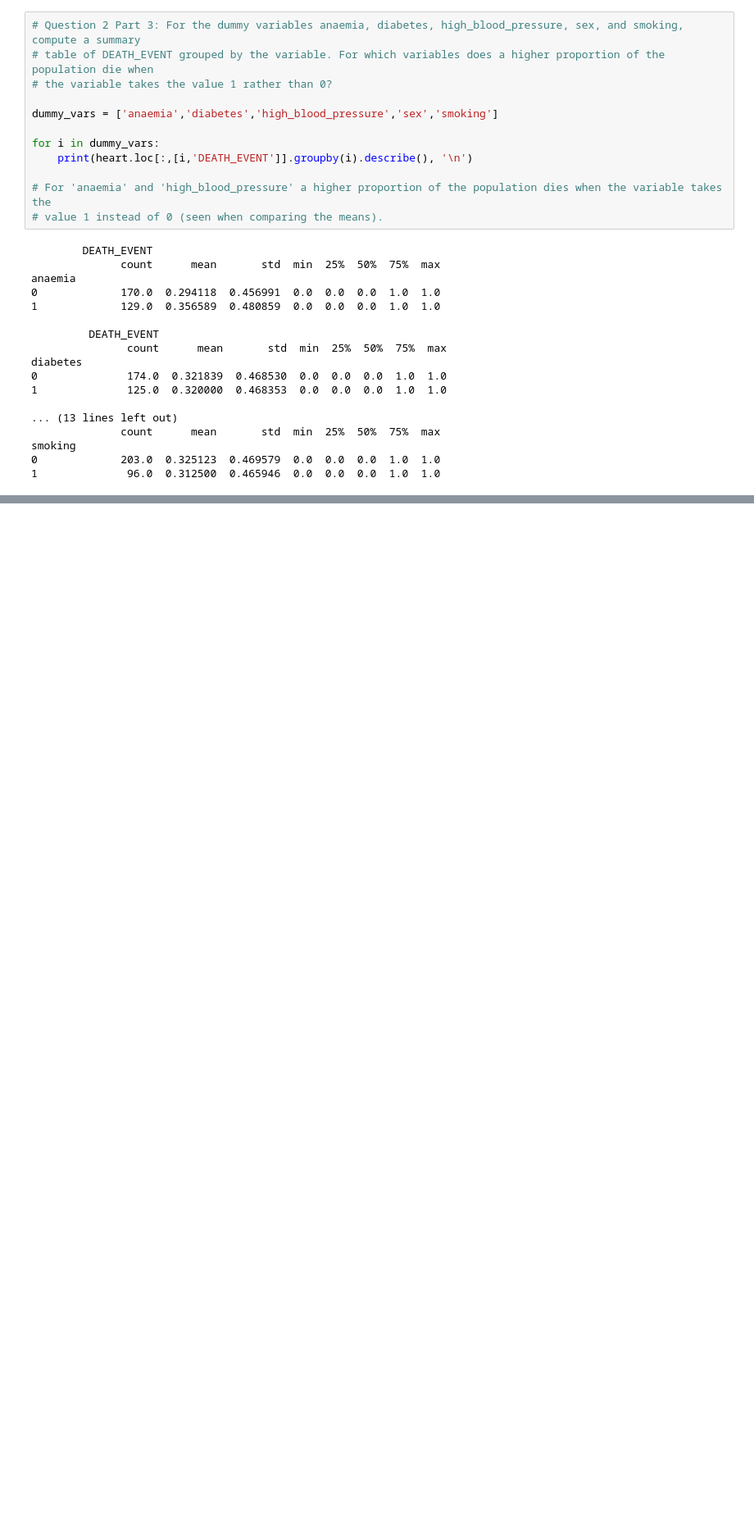
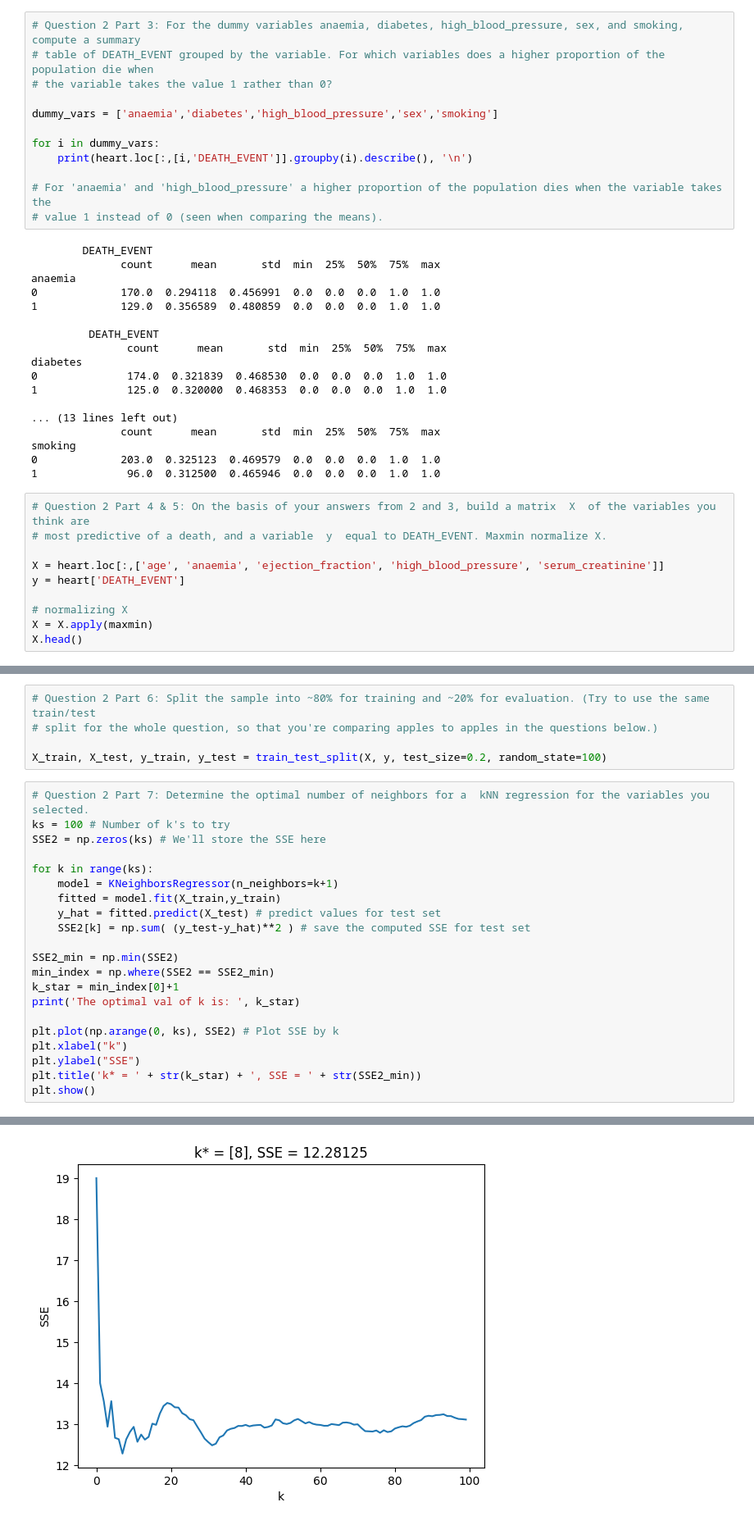
Before and after one commit to vrhughes/knn, a Jupyter notebook: assignment_knn.ipynb, the cells around one changed output, grey strips where cells are left out. Shown: that part at 82% size. Saved outputs shown, nothing was run; the diff lists cells and outputs as text; blank space fills up the shorter version.

```diff
--- a/assignment_knn.ipynb
+++ b/assignment_knn.ipynb
@@ -251,3 +273,13 @@ diabetes
 smoking
 0             203.0  0.325123  0.469579  0.0  0.0  0.0  1.0  1.0
 1              96.0  0.312500  0.465946  0.0  0.0  0.0  1.0  1.0
+# %%
+# Question 2 Part 4 & 5: On the basis of your answers from 2 and 3, build a matrix  X  of the variables you think are
+# most predictive of a death, and a variable  y  equal to DEATH_EVENT. Maxmin normalize X.
+
+X = heart.loc[:,['age', 'anaemia', 'ejection_fraction', 'high_blood_pressure', 'serum_creatinine']]
+y = heart['DEATH_EVENT']
+
+# normalizing X
+X = X.apply(maxmin)
+X.head()
@@ -253,0 +293,27 @@ smoking
+# %%
+# Question 2 Part 6: Split the sample into ~80% for training and ~20% for evaluation. (Try to use the same train/test
+# split for the whole question, so that you're comparing apples to apples in the questions below.)
+
+X_train, X_test, y_train, y_test = train_test_split(X, y, test_size=0.2, random_state=100)
+# %%
+# Question 2 Part 7: Determine the optimal number of neighbors for a  kNN regression for the variables you selected.
+ks = 100 # Number of k's to try
+SSE2 = np.zeros(ks) # We'll store the SSE here
+
+for k in range(ks):
+    model = KNeighborsRegressor(n_neighbors=k+1)
+    fitted = model.fit(X_train,y_train)
+    y_hat = fitted.predict(X_test) # predict values for test set
+    SSE2[k] = np.sum( (y_test-y_hat)**2 ) # save the computed SSE for test set
+
+SSE2_min = np.min(SSE2)
+min_index = np.where(SSE2 == SSE2_min)
+k_star = min_index[0]+1
+print('The optimal val of k is: ', k_star)
+
+plt.plot(np.arange(0, ks), SSE2) # Plot SSE by k
+plt.xlabel("k")
+plt.ylabel("SSE")
+plt.title('k* = ' + str(k_star) + ', SSE = ' + str(SSE2_min))
+plt.show()
+# %% [output]
@@ -253,0 +321 @@ smoking
+[figure, added]
```
Also changed, not shown: parts of 10 cells of this notebook.
